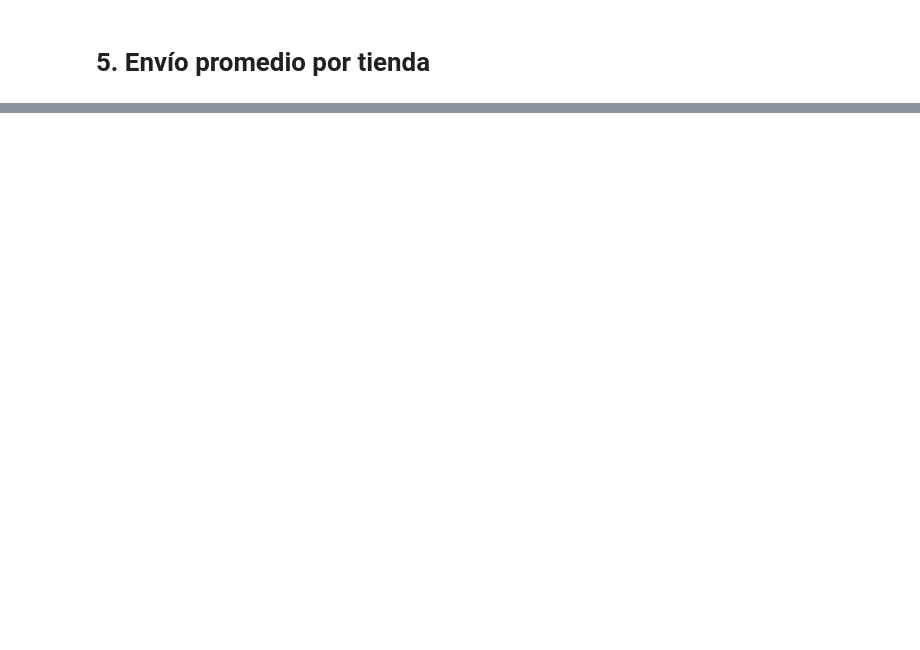
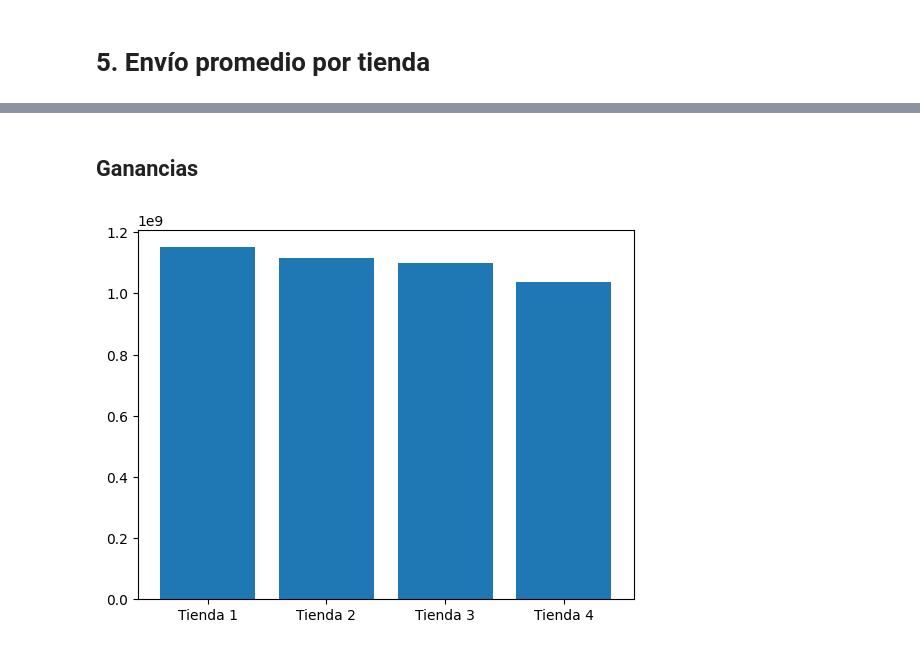
Before and after one commit to DiegoBecerra-lab/Desafio-1-AluraLatam, a Jupyter notebook: AluraStoreLatam.ipynb, the cells around one changed output, grey strips where cells are left out. Cells and saved outputs as stored; diff of their text form; code cells hidden in the pictures; blank space fills up the shorter version.

```diff
--- a/AluraStoreLatam.ipynb
+++ b/AluraStoreLatam.ipynb
@@ -26,2 +81,5 @@ tienda.head()
 # %% [markdown]
 #1. Análisis de facturación
+# %%
+facturacion_tienda1=tienda['Precio'].sum()
+print(f'La facturación de la tienda 1 fue de ${facturacion_tienda1}')
@@ -27,0 +88,3 @@ tienda.head()
+# %%
+facturacion_tienda2=tienda2['Precio'].sum()
+print(f'La facturación de la tienda 2 fue de ${facturacion_tienda2}')
@@ -27,0 +93,3 @@ tienda.head()
+# %%
+facturacion_tienda3=tienda3['Precio'].sum()
+print(f'La facturación de la tienda 3 fue de ${facturacion_tienda3}')
@@ -27,0 +98,3 @@ tienda.head()
+# %%
+facturacion_tienda4=tienda4['Precio'].sum()
+print(f'La facturación de la tienda 4 fue de ${facturacion_tienda4}')
@@ -35,0 +323,12 @@ tienda.head()
+# %% [markdown]
+## Ganancias
+# %%
+import matplotlib.pyplot as plt
+
+tiendas=['Tienda 1', 'Tienda 2', 'Tienda 3', 'Tienda 4']
+calificaciones=[facturacion_tienda1, facturacion_tienda2, facturacion_tienda3, facturacion_tienda4]
+fig, ax= plt.subplots()
+ax.bar(tiendas, calificaciones)
+plt.show()
+# %% [output]
+[figure, added]
```
Also changed, not shown: parts of 37 cells of this notebook.
